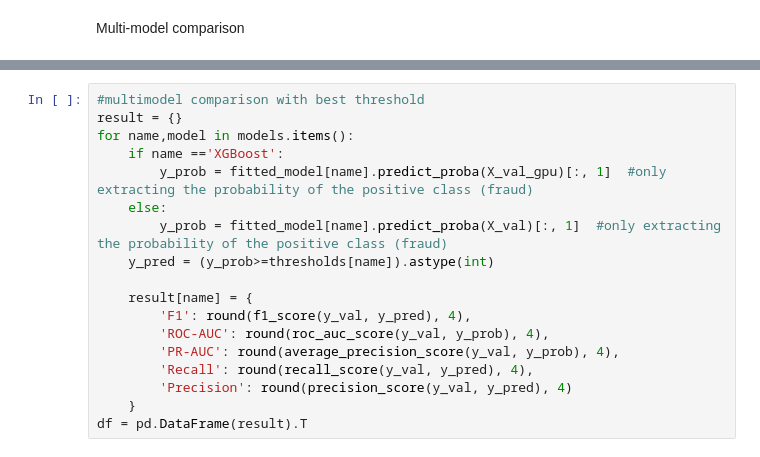
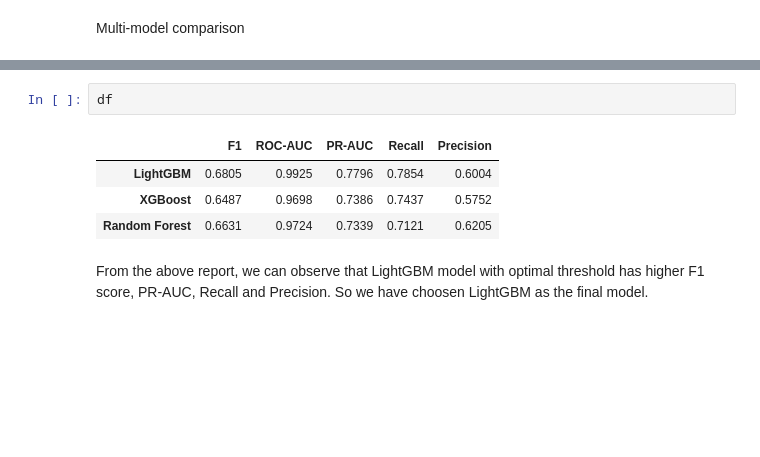
Before and after one commit to AsokTamang/real_time_fraud_detection, a Jupyter notebook: updated.ipynb, the cells around one changed output, grey strips where cells are left out. Cells and saved outputs as stored; diff of their text form; blank space fills up the shorter version.

Commit message:
Evaluation of models based on metrics with optimal threshold

```diff
--- a/updated.ipynb
+++ b/updated.ipynb
@@ -521,18 +551,9 @@ for name, model in models.items():
 # %%
-#multimodel comparison with best threshold
-result = {}
-for name,model in models.items():
-    if name =='XGBoost':
-        y_prob = fitted_model[name].predict_proba(X_val_gpu)[:, 1]  #only extracting the probability of the positive class (fraud)
-    else:
-        y_prob = fitted_model[name].predict_proba(X_val)[:, 1]  #only extracting the probability of the positive class (fraud)
-    y_pred = (y_prob>=thresholds[name]).astype(int)
-
-    result[name] = {
-        'F1': round(f1_score(y_val, y_pred), 4),
-        'ROC-AUC': round(roc_auc_score(y_val, y_prob), 4),
-        'PR-AUC': round(average_precision_score(y_val, y_prob), 4),
-        'Recall': round(recall_score(y_val, y_pred), 4),
-        'Precision': round(precision_score(y_val, y_pred), 4)
-    }
-df = pd.DataFrame(result).T
+df
+# %% [output]
+|  | F1 | ROC-AUC | PR-AUC | Recall | Precision |
+| LightGBM | 0.6805 | 0.9925 | 0.7796 | 0.7854 | 0.6004 |
+| XGBoost | 0.6487 | 0.9698 | 0.7386 | 0.7437 | 0.5752 |
+| Random Forest | 0.6631 | 0.9724 | 0.7339 | 0.7121 | 0.6205 |
+# %% [markdown]
+From the above report, we can observe that LightGBM model with optimal threshold has higher F1 score, PR-AUC, Recall and Precision. So we have choosen LightGBM as the final model.
```
Also changed, not shown: parts of 10 cells of this notebook, 2 other files.
